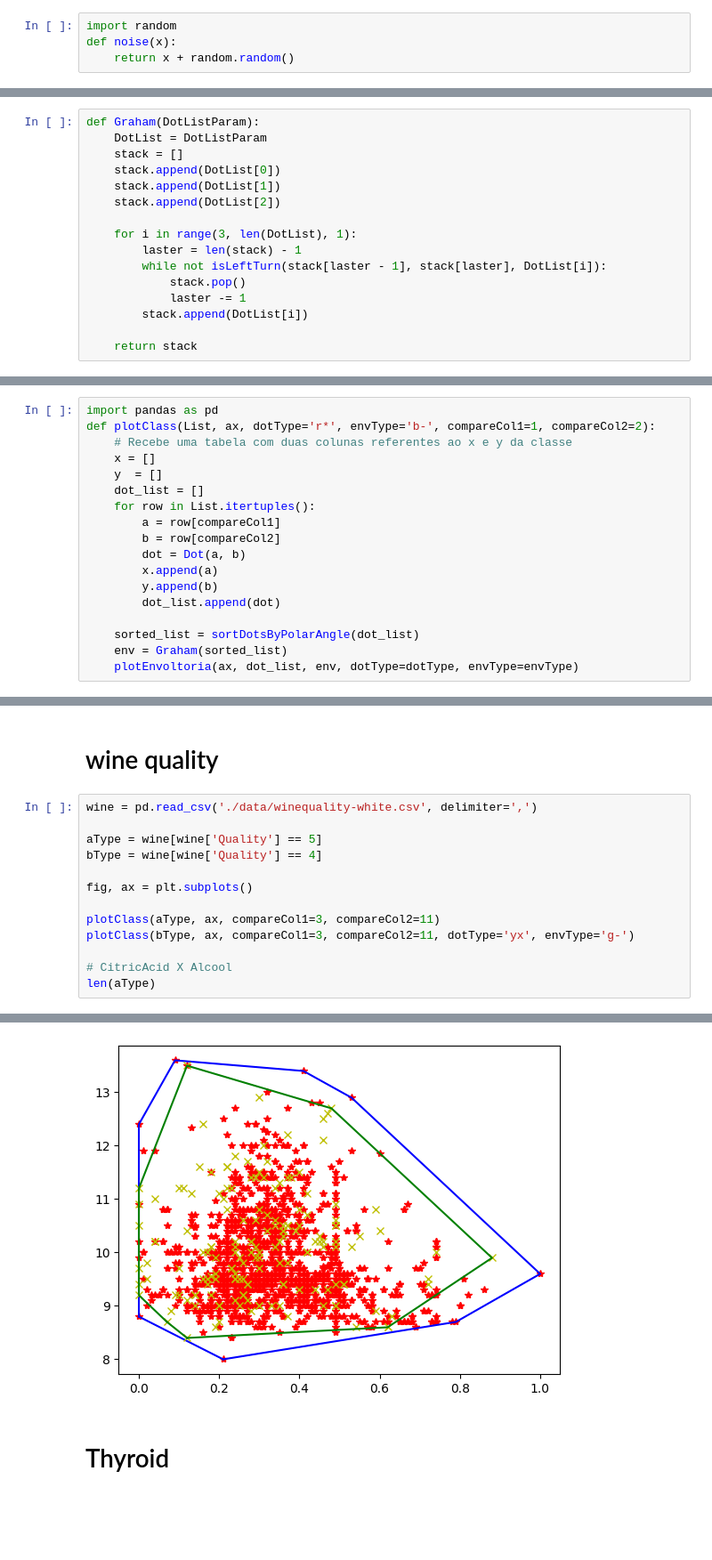
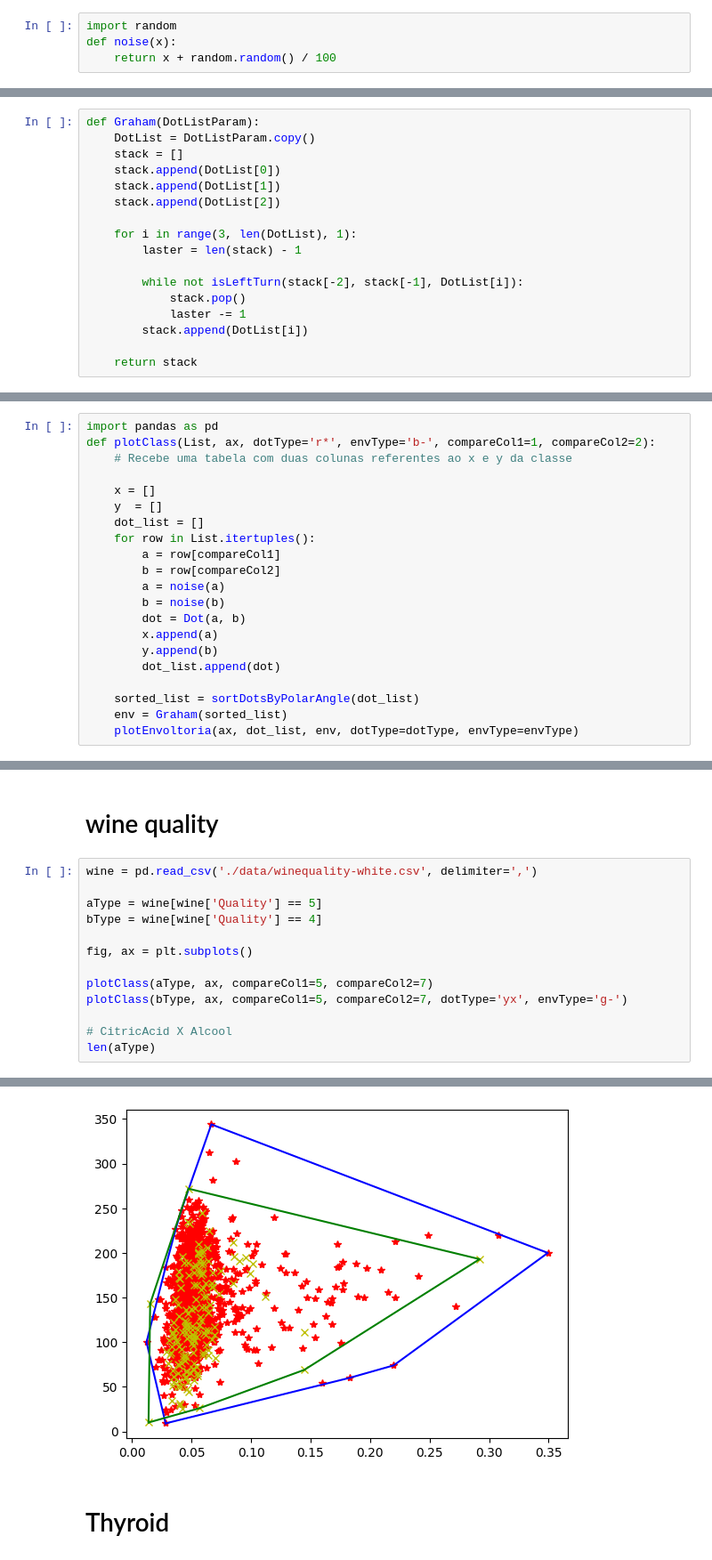
Before and after one commit to Gcastelo01/TP1_Alg2, a Jupyter notebook: TP1_Classificador.ipynb, the cells around one changed output, grey strips where cells are left out. Shown at 89% size. Saved outputs shown, nothing was run; the diff lists cells and outputs as text; blank space fills up the shorter version.

```diff
--- a/TP1_Classificador.ipynb
+++ b/TP1_Classificador.ipynb
@@ -113,7 +113,7 @@ def sortDotsByPolarAngle(dotsParam):
 # %%
 import random
 def noise(x):
-    return x + random.random()
+    return x + random.random() / 100
 # %%
 import matplotlib.pyplot as plt
 from random import randint
@@ -156,7 +156,7 @@ def isLeftTurn(a, b, c):
     return (term1 - term2) > 0
 # %%
 def Graham(DotListParam):
-    DotList = DotListParam
+    DotList = DotListParam.copy()
     stack = []
     stack.append(DotList[0])
     stack.append(DotList[1])
@@ -164,7 +164,8 @@ def Graham(DotListParam):
 
     for i in range(3, len(DotList), 1):
         laster = len(stack) - 1
-        while not isLeftTurn(stack[laster - 1], stack[laster], DotList[i]):
+
+        while not isLeftTurn(stack[-2], stack[-1], DotList[i]):
             stack.pop()
             laster -= 1
         stack.append(DotList[i])
@@ -479,12 +497,15 @@ def testTo(n:int):
 import pandas as pd
 def plotClass(List, ax, dotType='r*', envType='b-', compareCol1=1, compareCol2=2):
     # Recebe uma tabela com duas colunas referentes ao x e y da classe
+
     x = []
     y  = []
     dot_list = []
     for row in List.itertuples():
         a = row[compareCol1]
         b = row[compareCol2]
+        a = noise(a)
+        b = noise(b)
         dot = Dot(a, b)
         x.append(a)
         y.append(b)
@@ -529,19 +550,19 @@ plotClass(cType, ax, dotType='b^', envType='r-')
 # %%
 wine = pd.read_csv('./data/winequality-white.csv', delimiter=',')
 
 aType = wine[wine['Quality'] == 5]
 bType = wine[wine['Quality'] == 4]
 
 fig, ax = plt.subplots()
 
-plotClass(aType, ax, compareCol1=3, compareCol2=11)
-plotClass(bType, ax, compareCol1=3, compareCol2=11, dotType='yx', envType='g-')
+plotClass(aType, ax, compareCol1=5, compareCol2=7)
+plotClass(bType, ax, compareCol1=5, compareCol2=7, dotType='yx', envType='g-')
 
 # CitricAcid X Alcool
 len(aType)
 # %% [output]
 1457
-[figure, old version]
+[figure, new version]
 # %% [markdown]
 # Thyroid
 # %%
```
Also changed, not shown: parts of 4 cells of this notebook.
